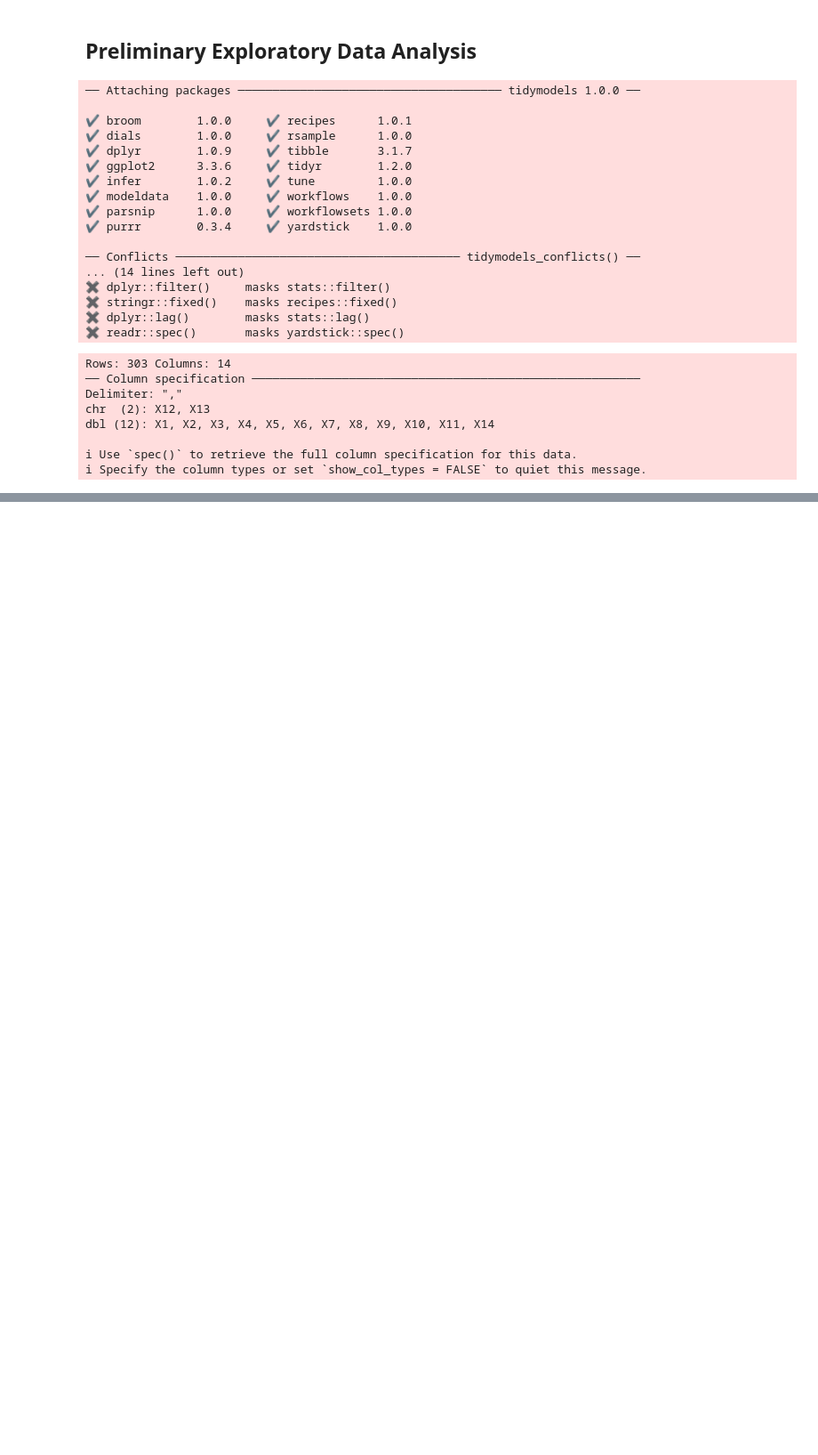
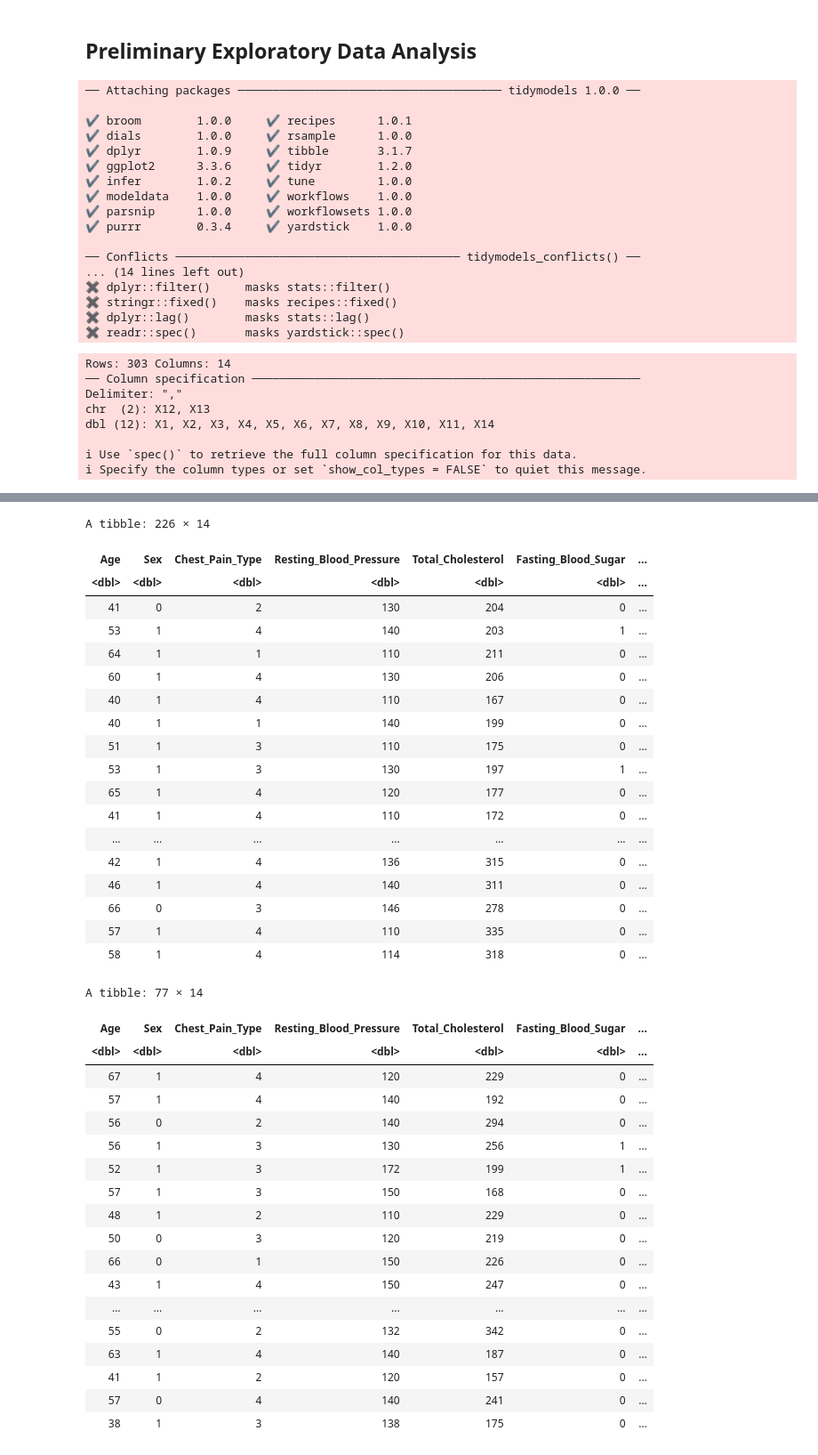
Before and after one commit to meganong1/heart-disease-predictor, a Jupyter notebook: ProjectProposal.ipynb, the cells around one changed output, grey strips where cells are left out. Shown: that part at 89% size. Drawn from its saved outputs; the diff is of its cells as text; code cells hidden in the pictures; blank space fills up the shorter version.

```diff
--- a/ProjectProposal.ipynb
+++ b/ProjectProposal.ipynb
@@ -97,15 +118,54 @@ summary_table
 # %%
 # visualizing the data with at least one plot relevant to the analysis we plan to do
 
-heart_split <- initial_split(ckd_data, prop = 0.75, strata = num)
+heart_split <- initial_split(heart_data, prop = 0.75, strata = 5)
 heart_train <- training(heart_split)
 heart_test <- testing(heart_split)
 
 heart_train
 heart_test
 
 #use box plots
 #funny
+# %% [output]
+A tibble: 226 × 14
+| Age | Sex | Chest_Pain_Type | Resting_Blood_Pressure | Total_Cholesterol | Fasting_Blood_Sugar | ... |
+| <dbl> | <dbl> | <dbl> | <dbl> | <dbl> | <dbl> | ... |
+| 41 | 0 | 2 | 130 | 204 | 0 | ... |
+| 53 | 1 | 4 | 140 | 203 | 1 | ... |
+| 64 | 1 | 1 | 110 | 211 | 0 | ... |
+| 60 | 1 | 4 | 130 | 206 | 0 | ... |
+| 40 | 1 | 4 | 110 | 167 | 0 | ... |
+| 40 | 1 | 1 | 140 | 199 | 0 | ... |
+| 51 | 1 | 3 | 110 | 175 | 0 | ... |
+| 53 | 1 | 3 | 130 | 197 | 1 | ... |
+| 65 | 1 | 4 | 120 | 177 | 0 | ... |
+| 41 | 1 | 4 | 110 | 172 | 0 | ... |
+| ... | ... | ... | ... | ... | ... | ... |
+| 42 | 1 | 4 | 136 | 315 | 0 | ... |
+| 46 | 1 | 4 | 140 | 311 | 0 | ... |
+| 66 | 0 | 3 | 146 | 278 | 0 | ... |
+| 57 | 1 | 4 | 110 | 335 | 0 | ... |
+| 58 | 1 | 4 | 114 | 318 | 0 | ... |
+A tibble: 77 × 14
+| Age | Sex | Chest_Pain_Type | Resting_Blood_Pressure | Total_Cholesterol | Fasting_Blood_Sugar | ... |
+| <dbl> | <dbl> | <dbl> | <dbl> | <dbl> | <dbl> | ... |
+| 67 | 1 | 4 | 120 | 229 | 0 | ... |
+| 57 | 1 | 4 | 140 | 192 | 0 | ... |
+| 56 | 0 | 2 | 140 | 294 | 0 | ... |
+| 56 | 1 | 3 | 130 | 256 | 1 | ... |
+| 52 | 1 | 3 | 172 | 199 | 1 | ... |
+| 57 | 1 | 3 | 150 | 168 | 0 | ... |
+| 48 | 1 | 2 | 110 | 229 | 0 | ... |
+| 50 | 0 | 3 | 120 | 219 | 0 | ... |
+| 66 | 0 | 1 | 150 | 226 | 0 | ... |
+| 43 | 1 | 4 | 150 | 247 | 0 | ... |
+| ... | ... | ... | ... | ... | ... | ... |
+| 55 | 0 | 2 | 132 | 342 | 0 | ... |
+| 63 | 1 | 4 | 140 | 187 | 0 | ... |
+| 41 | 1 | 2 | 120 | 157 | 0 | ... |
+| 57 | 0 | 4 | 140 | 241 | 0 | ... |
+| 38 | 1 | 3 | 138 | 175 | 0 | ... |
 # %%
 #Visulaizations (3) will consist of:
 #   age vs cholesterol (colored with heart disease)
```
Also changed, not shown: parts of 6 cells of this notebook.
